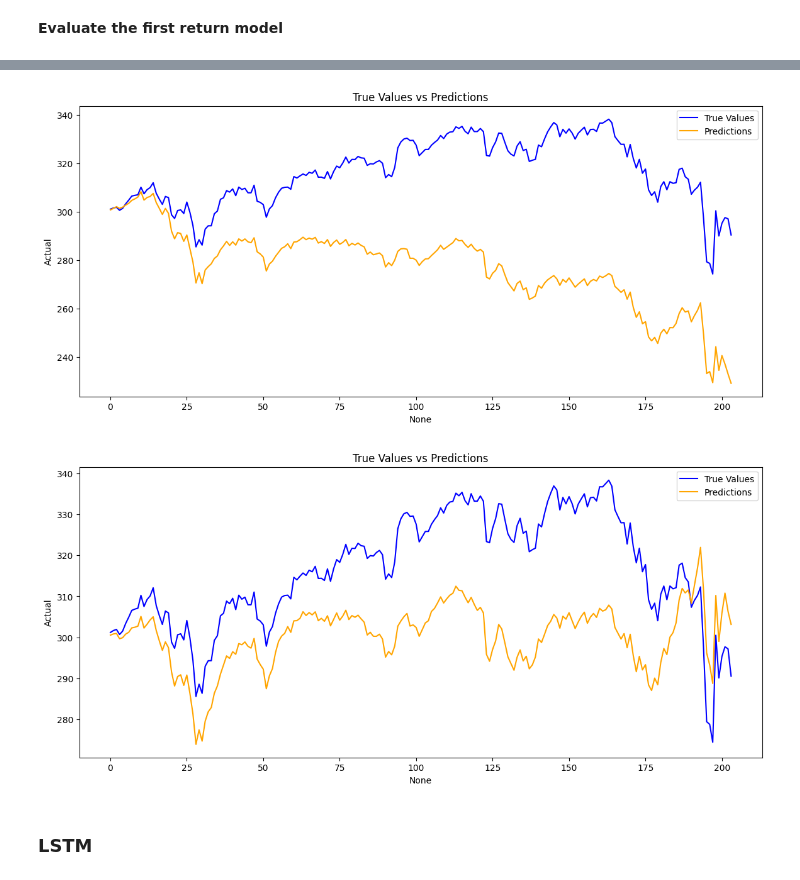
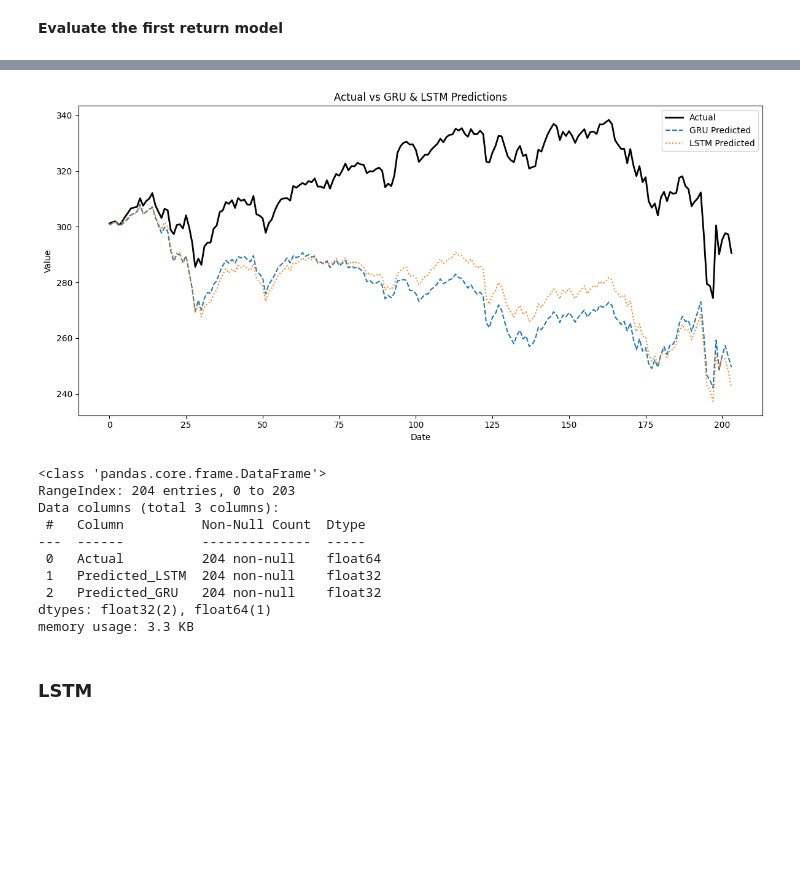
Before and after one commit to omerkobi/project-stock_Return, a Jupyter notebook: Deep_learning_2.ipynb, the cells around one changed output, grey strips where cells are left out. Cells and saved outputs as stored; diff of their text form; code cells hidden in the pictures; blank space fills up the shorter version.

```diff
--- a/Deep_learning_2.ipynb
+++ b/Deep_learning_2.ipynb
@@ -1334,9 +1330,9 @@ col_list = []
 result2 = model_own_features(
     data=SPY,
     column='SPY_Close',
-    keep_columns=['SPY_Close','high-low','before_high-low','SPY_Volume','QQQ_Close','CPER','^VIX','^RUT','yield_curve','EMA_50', 'EMA_200','IEI','^GDAXI', '^FTSE','DX-Y.NYB', 'JPY=X', 'EUR=X', 'USO','ds']
+    keep_columns=['SPY_Close','high-low','before_high-low','SPY_Volume','QQQ_Close','GOOG','AAPL','CPER','^VIX','^RUT','yield_curve','EMA_50', 'EMA_200','^FTSE','ds']
 )
-
+#['SPY_Close','high-low','before_high-low','SPY_Volume','QQQ_Close','GOOG','AAPL','CPER','^VIX','^RUT','yield_curve','EMA_50', 'EMA_200','IEI','^GDAXI', '^FTSE','ds']
 result2['abs_consecutive_change'] = calculate_consecutive_return(result2['SPY_Close'], result2['streak'])
 result2 = date_features(result2) # to add date features
 result2 = result2.merge(spy_zones[['ds','SUPPORT_Signal','RESISTANCE_Signal']], on='ds', how='left') # optional : add support and resistance areas
@@ -1364,7 +1382,7 @@ memory usage: 445.5 KB
 ### prepare the data
 # %%
 window_size = 30
-X_train, X_test, y_train, y_test,X,y_scale = prepare_RNN_data(result2, 30,scaler)
+X_train, X_test, y_train, y_test,X,y_scale = prepare_RNN_data(result2, window_size,scaler)
 # %% [markdown]
 ### Search for the best hyperparameters using the added features
 # %% [markdown]
@@ -2135,10 +2147,11 @@ best_return_gru, best_loss_return_gru, best_cfg_return_gru = search_best_model(
     model_type="GRU",                # or "LSTM"
     X_train=X_train, y_train=y_train,
     X_val=X_test,  y_val=y_test,
-    window_size=None, # None since we reshape to (samples, 1, features)
+    window_size=1, # None since we reshape to (samples, 1, features)
+    path = 'gru_own_feat.keras',
     layer_options=[1,2,3],
-    unit_options=[32,64,96],
-    epochs=25,
+    unit_options=[128,64,92],
+    epochs=30,
     batch_size=32,
     patience=3,
     learning_rates=(0.005,0.0025),
@@ -2154,10 +2167,11 @@ best_return_lstm, best_loss_return_lstm, best_return_lstm_cfg = search_best_mode
     model_type="LSTM",                # or "LSTM"
     X_train=X_train, y_train=y_train,
     X_val=X_test,  y_val=y_test,
-    window_size=None,
+    window_size=1,
+    path = 'gru_own_feat.keras',
     layer_options=[1,2,3],
-    unit_options=[32,64,92],
-    epochs=25,
+    unit_options=[128,64,92],
+    epochs=30,
     batch_size=32,
     patience=3,
     learning_rates=(0.005, 0.0025),
@@ -2208,11 +2222,52 @@ def line_plot(index,test,preds):
 # %%
 check_Df = convert_return_to_price(y_true, gru_pred, initial_price=300)
 check_Df_lstm = convert_return_to_price(y_true, lstm_pred, initial_price=300)
-plt.figure(figsize=(14, 6))
-line_plot(check_Df.index, check_Df['Actual'], check_Df['Predicted'])
-plt.figure(figsize=(14, 6))
-line_plot(check_Df_lstm.index, check_Df_lstm['Actual'], check_Df_lstm['Predicted'])
+plt.figure(figsize=(12,6))
+
+# plot Actual once (solid black)
+plt.plot(check_Df.index, check_Df['Actual'],
+         label='Actual', color='black', linewidth=2)
+
+# plot GRU predictions (dashed)
+plt.plot(check_Df.index, check_Df['Predicted'],
+         label='GRU Predicted', linestyle='--', linewidth=1.5)
+
+# plot LSTM predictions (dotted)
+plt.plot(check_Df_lstm.index, check_Df_lstm['Predicted'],
+         label='LSTM Predicted', linestyle=':', linewidth=1.5)
+
+# labels, title, legend
+plt.title('Actual vs GRU & LSTM Predictions')
+plt.xlabel('Date')
+plt.ylabel('Value')
+plt.legend()
+plt.tight_layout()
+
 plt.show()
+#plt.figure(figsize=(14, 6))
+#line_plot(check_Df.index, check_Df['Actual'], check_Df['Predicted'])
+#plt.figure(figsize=(14, 6))
+#line_plot(check_Df_lstm.index, check_Df_lstm['Actual'], check_Df_lstm['Predicted'])
+#plt.show()
 # %% [output]
-[figure, old version]
+[figure, new version]
-[figure, removed]
+# %%
+df_return1 = pd.merge(
+    check_Df_lstm,
+    check_Df,
+    on='Actual',
+    how='left',
+    suffixes=('_LSTM', '_GRU')
+)
+df_return1.info()
+# %% [output]
+<class 'pandas.core.frame.DataFrame'>
+RangeIndex: 204 entries, 0 to 203
+Data columns (total 3 columns):
+ #   Column          Non-Null Count  Dtype
+---  ------          --------------  -----
+ 0   Actual          204 non-null    float64
+ 1   Predicted_LSTM  204 non-null    float32
+ 2   Predicted_GRU   204 non-null    float32
+dtypes: float32(2), float64(1)
+memory usage: 3.3 KB
```
Also changed, not shown: parts of 51 cells of this notebook, 17 other files.
